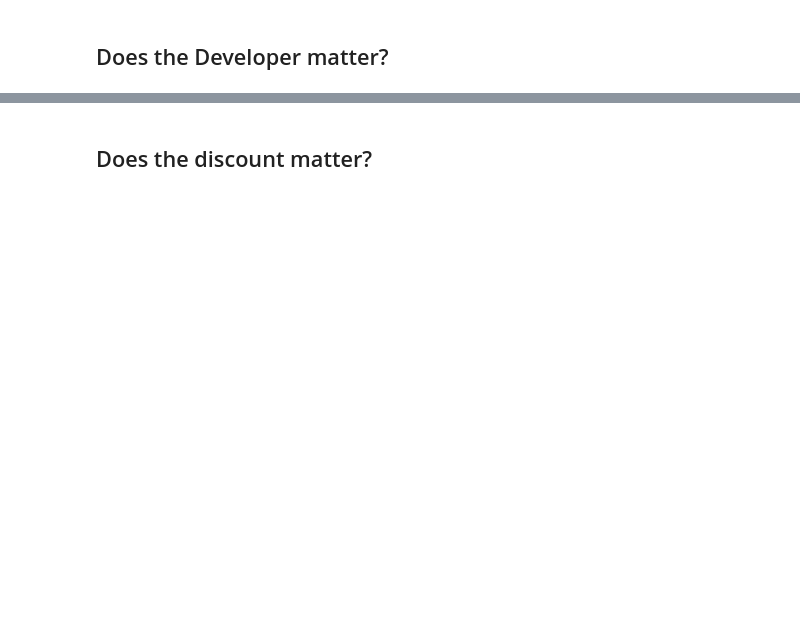
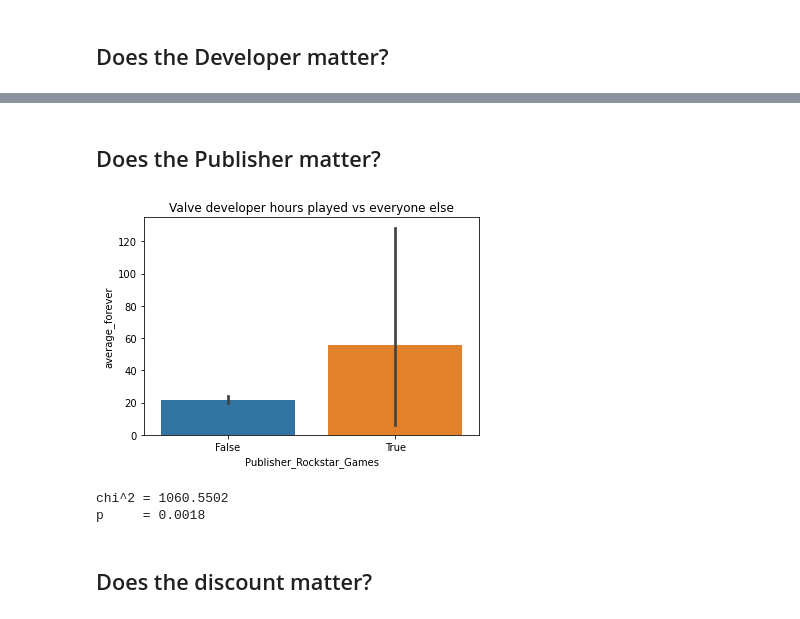
Before and after one commit to Estimating-steam-hours/Steam-Hours-Capstone, a Jupyter notebook: final_notebook.ipynb, the cells around one changed output, grey strips where cells are left out. Drawn from its saved outputs; the diff is of its cells as text; code cells hidden in the pictures; blank space fills up the shorter version.

```diff
--- a/final_notebook.ipynb
+++ b/final_notebook.ipynb
@@ -122,2 +136,13 @@ get_chi_valve(train)
+# %% [markdown]
+## Does the Publisher matter?
+# %%
+e.publisher_visual(train)
+# %% [output]
+[figure, added]
+# %%
+e.get_chi_publisher(train)
+# %% [output]
+chi^2 = 1060.5502
+p     = 0.0018
 # %% [markdown]
 ## Does the discount matter?
```
Also changed, not shown: parts of 31 cells of this notebook.
